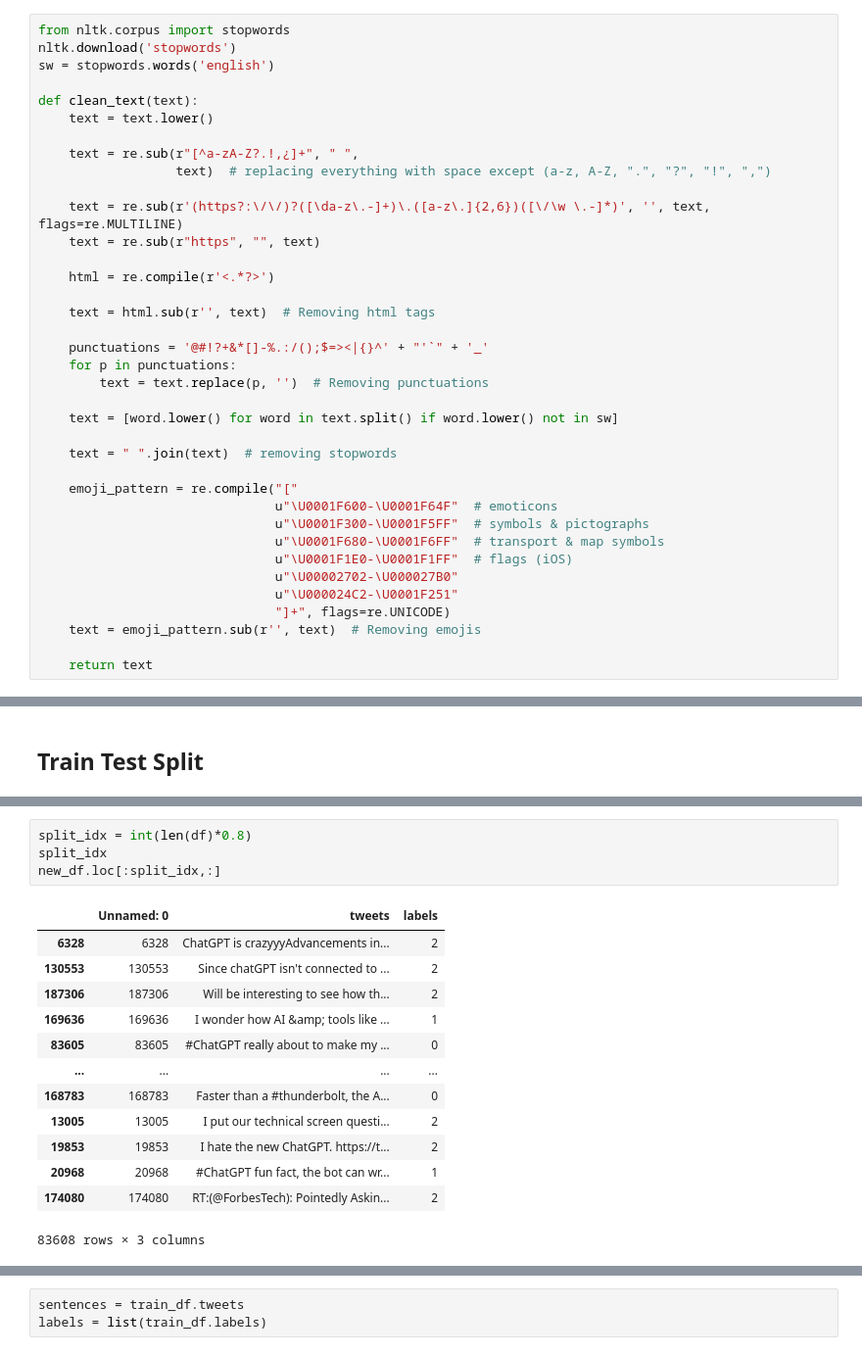
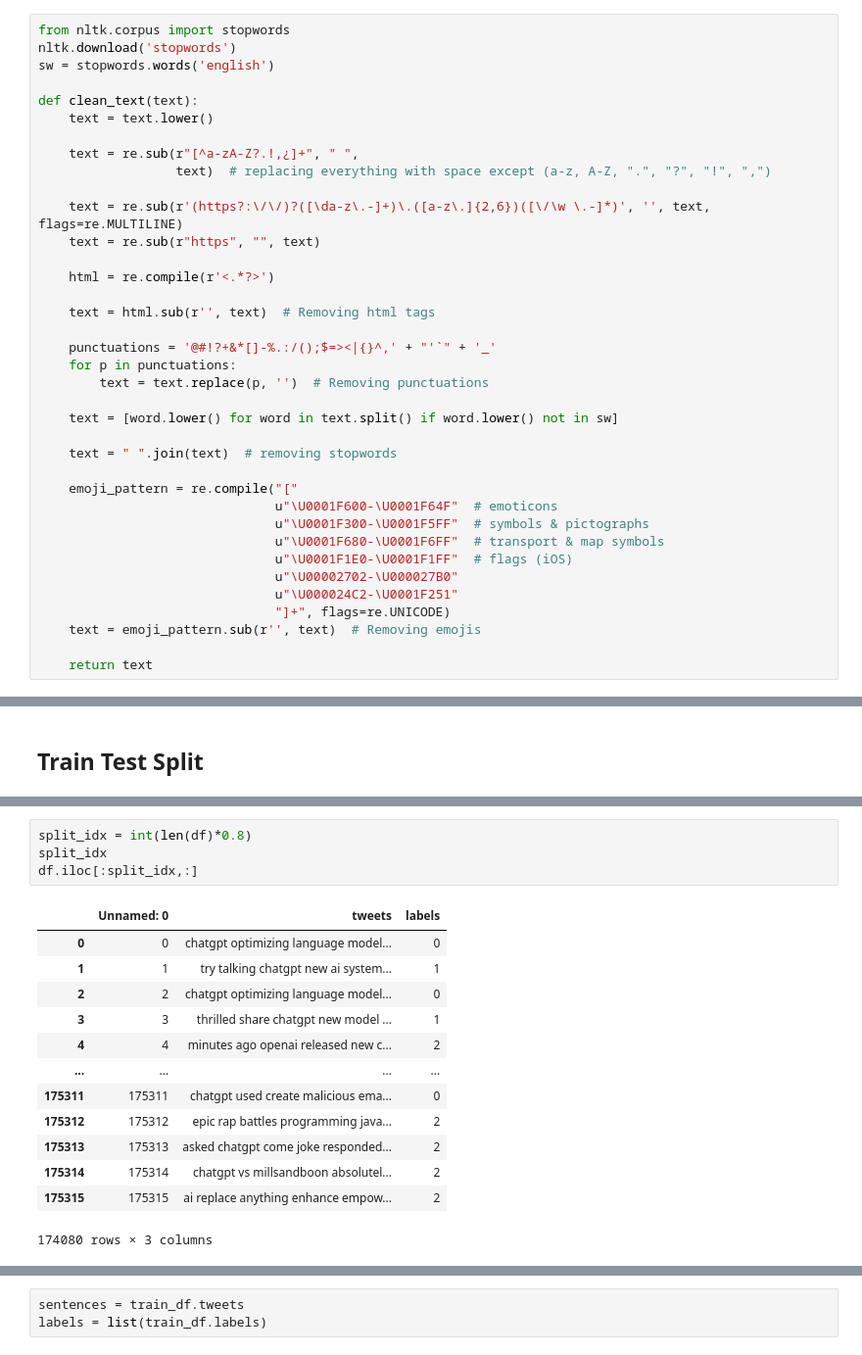
Before and after one commit to AriannaRonci/Sentiment-Analysis-ChatGPT-reviews, a Jupyter notebook: Fine_Tuning_BERT_ChatGPTReviews.ipynb, the cells around one changed output, grey strips where cells are left out. Shown at 98% size. Drawn from its saved outputs; the diff is of its cells as text.

```diff
--- a/Fine_Tuning_BERT_ChatGPTReviews.ipynb
+++ b/Fine_Tuning_BERT_ChatGPTReviews.ipynb
@@ -145,7 +120,7 @@ def clean_text(text):
 
     text = html.sub(r'', text)  # Removing html tags
 
-    punctuations = '@#!?+&*[]-%.:/();$=><|{}^' + "'`" + '_'
+    punctuations = '@#!?+&*[]-%.:/();$=><|{}^,' + "'`" + '_'
     for p in punctuations:
         text = text.replace(p, '')  # Removing punctuations
 
@@ -197,18 +187,18 @@ Name: tweets, dtype: int64
 # %%
 split_idx = int(len(df)*0.8)
 split_idx
-new_df.loc[:split_idx,:]
+df.iloc[:split_idx,:]
 # %% [output]
 |  | Unnamed: 0 | tweets | labels |
-| 6328 | 6328 | ChatGPT is crazyyyAdvancements in... | 2 |
-| 130553 | 130553 | Since chatGPT isn't connected to ... | 2 |
-| 187306 | 187306 | Will be interesting to see how th... | 2 |
-| 169636 | 169636 | I wonder how AI &amp; tools like ... | 1 |
-| 83605 | 83605 | #ChatGPT really about to make my ... | 0 |
+| 0 | 0 | chatgpt optimizing language model... | 0 |
+| 1 | 1 | try talking chatgpt new ai system... | 1 |
+| 2 | 2 | chatgpt optimizing language model... | 0 |
+| 3 | 3 | thrilled share chatgpt new model ... | 1 |
+| 4 | 4 | minutes ago openai released new c... | 2 |
 | ... | ... | ... | ... |
-| 168783 | 168783 | Faster than a #thunderbolt, the A... | 0 |
-| 13005 | 13005 | I put our technical screen questi... | 2 |
-| 19853 | 19853 | I hate the new ChatGPT. https://t... | 2 |
-| 20968 | 20968 | #ChatGPT fun fact, the bot can wr... | 1 |
-| 174080 | 174080 | RT:(@ForbesTech): Pointedly Askin... | 2 |
+| 175311 | 175311 | chatgpt used create malicious ema... | 0 |
+| 175312 | 175312 | epic rap battles programming java... | 2 |
+| 175313 | 175313 | asked chatgpt come joke responded... | 2 |
+| 175314 | 175314 | chatgpt vs millsandboon absolutel... | 2 |
+| 175315 | 175315 | ai replace anything enhance empow... | 2 |
-83608 rows × 3 columns
+174080 rows × 3 columns
```
Also changed, not shown: parts of 15 cells of this notebook.
